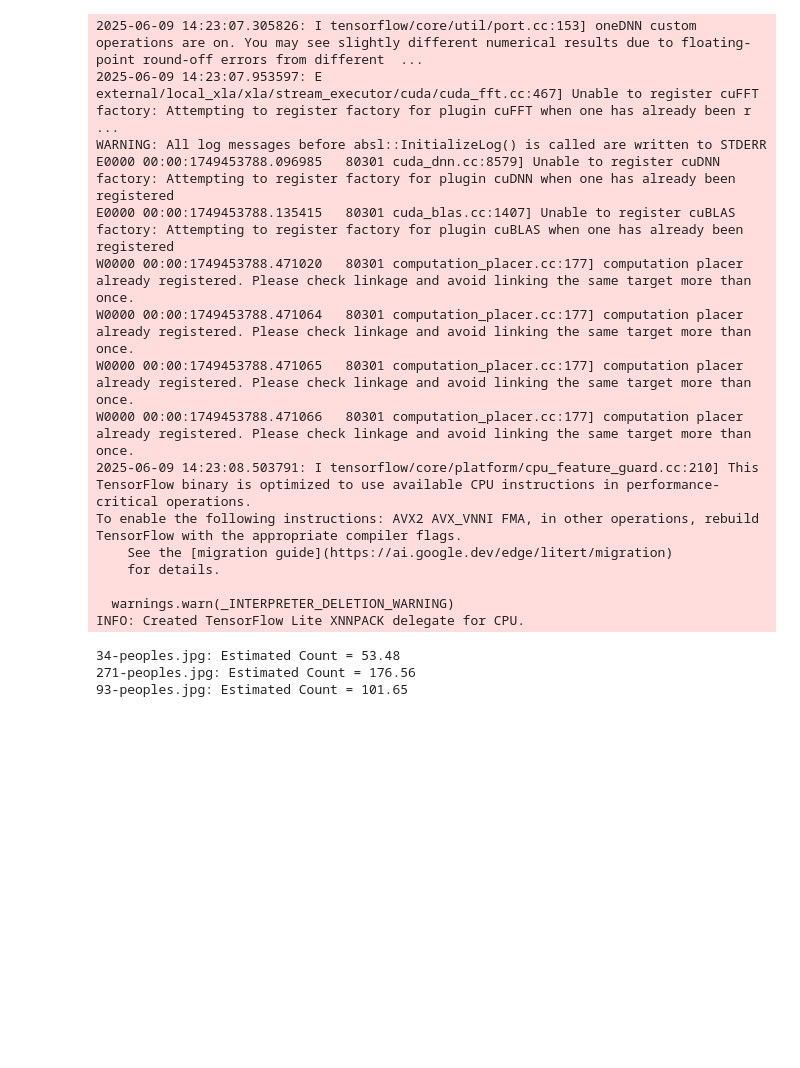
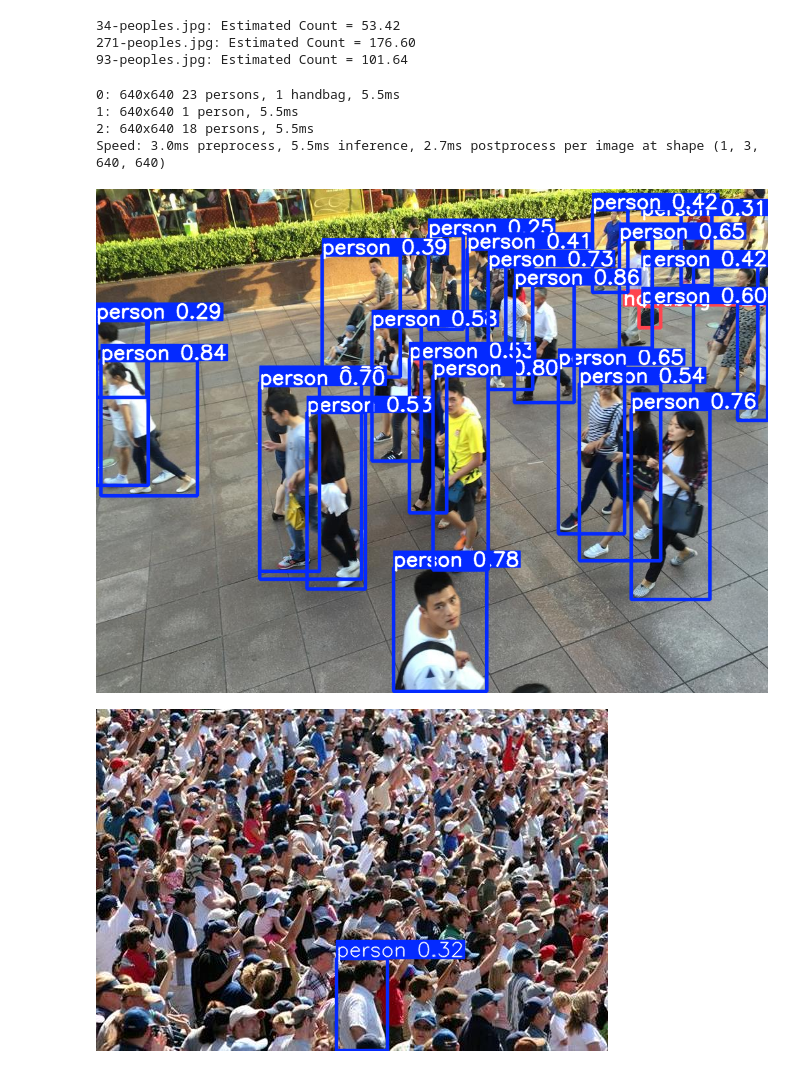
Before and after one commit to 1Caxz/crowd-counting-model, a Jupyter notebook: predict.ipynb, the cells around one changed output. Drawn from its saved outputs; the diff is of its cells as text; code cells hidden in the pictures; blank space fills up the shorter version.

```diff
--- a/predict.ipynb
+++ b/predict.ipynb
@@ -99,7 +166,7 @@ is_channels_first = input_shape[1] == 3  # Check if input is NCHW or NHWC
 # ==== Transform Function ====
 def preprocess(image):
     image = image.resize((512, 512))
-    image = np.array(image).astype(np.float32) / 255.0
+    image = np.array(image).astype(np.float16) / 255.0
     mean = np.array([0.485, 0.456, 0.406])
     std = np.array([0.229, 0.224, 0.225])
     image = (image - mean) / std
@@ -132,22 +199,55 @@ for fname in image_files:
         plt.savefig(heatmap_path, bbox_inches='tight', pad_inches=0)
         plt.close()
 # %% [output]
-2025-06-09 14:23:07.305826: I tensorflow/core/util/port.cc:153] oneDNN custom operations are on. You may see slightly different numerical results due to floating-point round-off errors from different  ...
-2025-06-09 14:23:07.953597: E external/local_xla/xla/stream_executor/cuda/cuda_fft.cc:467] Unable to register cuFFT factory: Attempting to register factory for plugin cuFFT when one has already been r ...
-WARNING: All log messages before absl::InitializeLog() is called are written to STDERR
-E0000 00:00:1749453788.096985   80301 cuda_dnn.cc:8579] Unable to register cuDNN factory: Attempting to register factory for plugin cuDNN when one has already been registered
-E0000 00:00:1749453788.135415   80301 cuda_blas.cc:1407] Unable to register cuBLAS factory: Attempting to register factory for plugin cuBLAS when one has already been registered
-W0000 00:00:1749453788.471020   80301 computation_placer.cc:177] computation placer already registered. Please check linkage and avoid linking the same target more than once.
-W0000 00:00:1749453788.471064   80301 computation_placer.cc:177] computation placer already registered. Please check linkage and avoid linking the same target more than once.
-W0000 00:00:1749453788.471065   80301 computation_placer.cc:177] computation placer already registered. Please check linkage and avoid linking the same target more than once.
-W0000 00:00:1749453788.471066   80301 computation_placer.cc:177] computation placer already registered. Please check linkage and avoid linking the same target more than once.
-2025-06-09 14:23:08.503791: I tensorflow/core/platform/cpu_feature_guard.cc:210] This TensorFlow binary is optimized to use available CPU instructions in performance-critical operations.
-To enable the following instructions: AVX2 AVX_VNNI FMA, in other operations, rebuild TensorFlow with the appropriate compiler flags.
-    See the [migration guide](https://ai.google.dev/edge/litert/migration)
-    for details.
-
-  warnings.warn(_INTERPRETER_DELETION_WARNING)
-INFO: Created TensorFlow Lite XNNPACK delegate for CPU.
+34-peoples.jpg: Estimated Count = 53.42
+271-peoples.jpg: Estimated Count = 176.60
+93-peoples.jpg: Estimated Count = 101.64
-34-peoples.jpg: Estimated Count = 53.48
-271-peoples.jpg: Estimated Count = 176.56
-93-peoples.jpg: Estimated Count = 101.65
+# %%
+import os
+from ultralytics import YOLO
+import matplotlib.pyplot as plt
+
+# ==== Config ====
+IMAGE_DIR = "inference/test_images"
+MODEL_PATH = "build/yolo11n.pt"
+SAVE_HEATMAP = True  # Set False jika tidak ingin simpan visualisasi density map
+RESULT_DIR = "inference/result"
+
+os.makedirs(RESULT_DIR, exist_ok=True)
+
+# Load a model
+model = YOLO(MODEL_PATH)  # pretrained YOLO11n model
+model.classes = [0]
+
+image_files = [f for f in os.listdir(
+    IMAGE_DIR) if f.endswith(('.jpg', '.png'))]
+image_full_paths = []
+for filename in image_files:
+    full_path = os.path.join(IMAGE_DIR, filename)
+    image_full_paths.append(full_path)
+
+# Run batched inference on a list of images
+results = model(image_full_paths)  # return a list of Results objects
+
+# Process results list
+for result in results:
+    pCount = 0
+    for box in result.boxes:
+        if box.cls == 0:
+            pCount += 1
+    # total_objects = len(result.boxes[0])
+    result_path = os.path.join(RESULT_DIR, "yolo_" + os.path.basename(result.path))
+    result.show()  # display to screen
+
+    plt.imshow(result.plot(pil=True), cmap='jet')
+    plt.axis('off')
+    plt.title(f'Count: {pCount}')
+    plt.savefig(result_path, bbox_inches='tight', pad_inches=0)
+    plt.close()
+# %% [output]
+0: 640x640 23 persons, 1 handbag, 5.5ms
+1: 640x640 1 person, 5.5ms
+2: 640x640 18 persons, 5.5ms
+Speed: 3.0ms preprocess, 5.5ms inference, 2.7ms postprocess per image at shape (1, 3, 640, 640)
+[figure, added]
+[figure, added]
```
Also changed, not shown: parts of 3 cells of this notebook, 6 other files.
